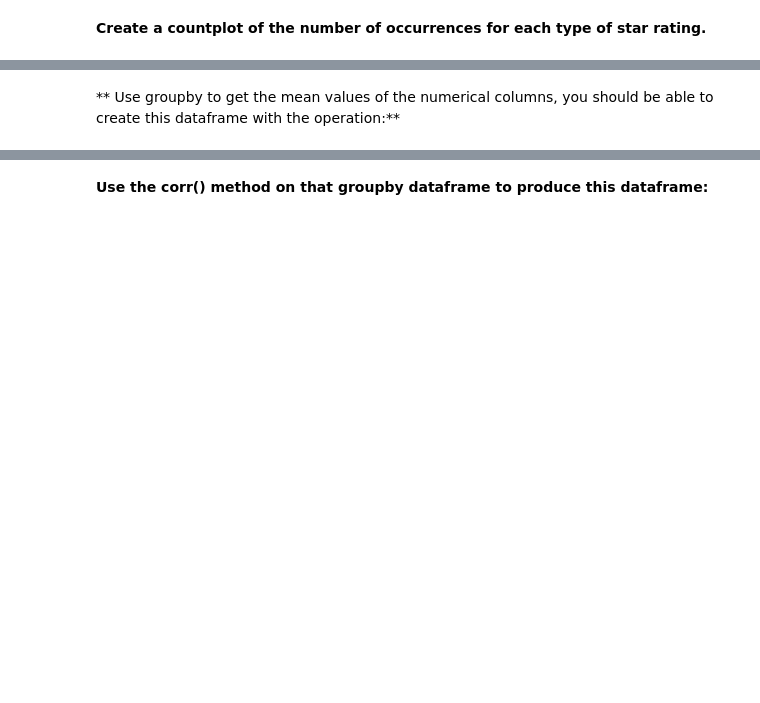
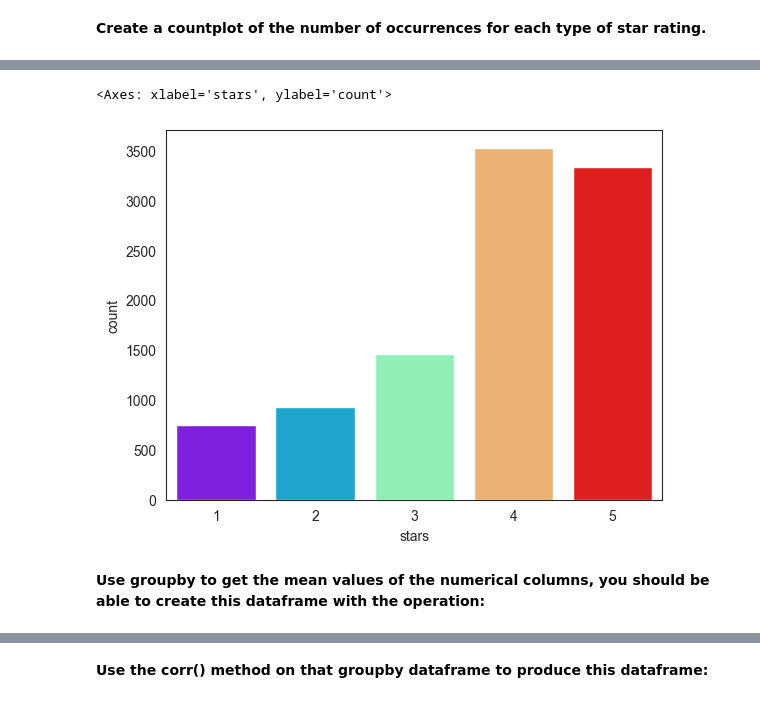
Before and after one commit to depa-tto/Machine-Learning-course, a Jupyter notebook: machine_learning/natural_lenguage_processing/nlp_practice.ipynb, the cells around one changed output, grey strips where cells are left out. Drawn from its saved outputs; the diff is of its cells as text; code cells hidden in the pictures; blank space fills up the shorter version.

```diff
--- a/machine_learning/natural_lenguage_processing/nlp_practice.ipynb
+++ b/machine_learning/natural_lenguage_processing/nlp_practice.ipynb
@@ -92,2 +100,7 @@ Let's explore the data
+# %%
+sns.countplot(yelp,x='stars',hue='stars',legend=False,palette='rainbow')
+# %% [output]
+<Axes: xlabel='stars', ylabel='count'>
+[figure, added]
 # %% [markdown]
-** Use groupby to get the mean values of the numerical columns, you should be able to create this dataframe with the operation:**
+**Use groupby to get the mean values of the numerical columns, you should be able to create this dataframe with the operation:**
```
Also changed, not shown: parts of 68 cells of this notebook.
